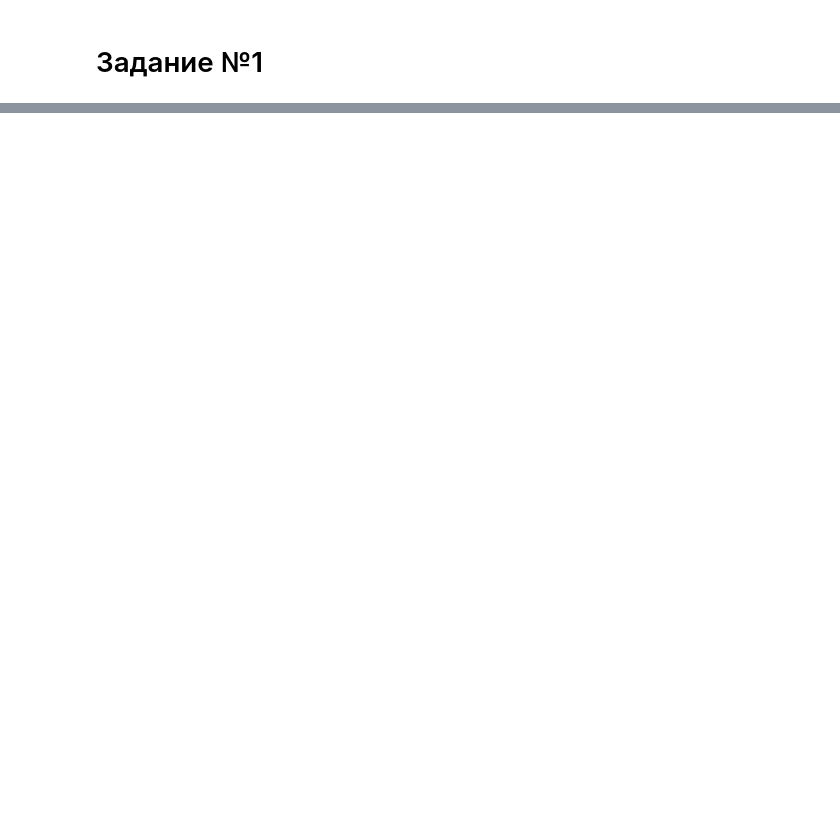
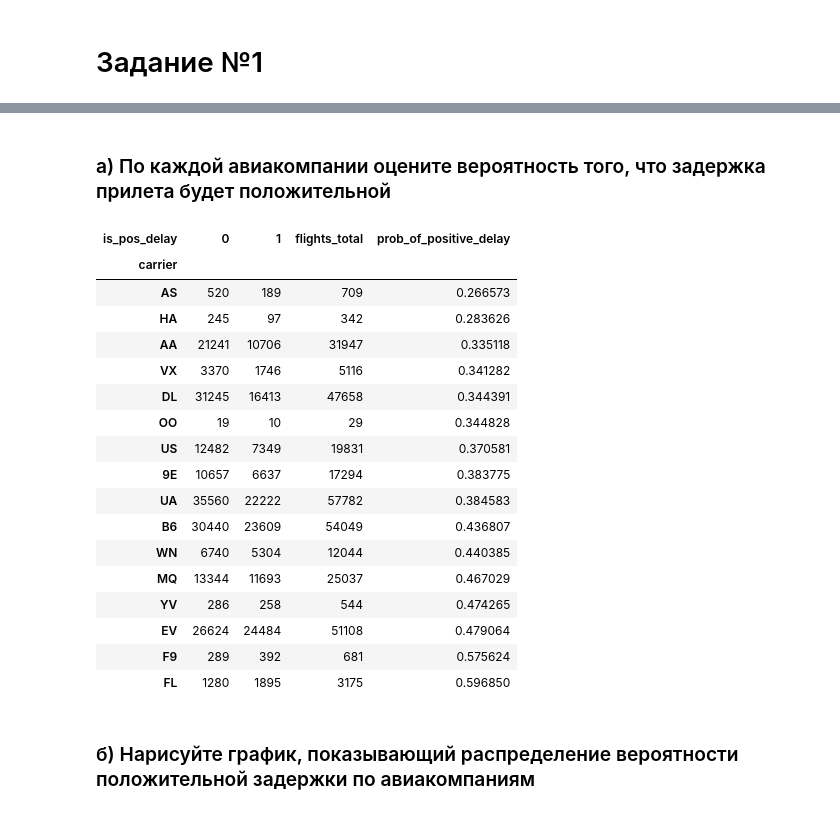
Before and after one commit to kam2210/mfk_2024, a Jupyter notebook: final_test_2024.ipynb, the cells around one changed output, grey strips where cells are left out. Saved outputs shown, nothing was run; the diff lists cells and outputs as text; code cells hidden in the pictures; blank space fills up the shorter version.

```diff
--- a/final_test_2024.ipynb
+++ b/final_test_2024.ipynb
@@ -120,0 +50,2 @@ carr_pos_delay_dist_chart + carr_pos_delay_dist_chart_marks
+# %% [markdown]
+### a) По каждой авиакомпании оцените вероятность того, что задержка прилета будет положительной
@@ -120,0 +56,27 @@ carr_pos_delay_dist_chart + carr_pos_delay_dist_chart_marks
+# %%
+df_delays.pivot_table(
+    index='carrier', columns='is_pos_delay', values='arr_delay', aggfunc='count'
+).assign(flights_total = lambda x: x[0] + x[1]
+).assign(prob_of_positive_delay = lambda x: x[1] / x['flights_total']
+).sort_values('prob_of_positive_delay')
+# %% [output]
+| is_pos_delay | 0 | 1 | flights_total | prob_of_positive_delay |
+| carrier |  |  |  |  |
+| AS | 520 | 189 | 709 | 0.266573 |
+| HA | 245 | 97 | 342 | 0.283626 |
+| AA | 21241 | 10706 | 31947 | 0.335118 |
+| VX | 3370 | 1746 | 5116 | 0.341282 |
+| DL | 31245 | 16413 | 47658 | 0.344391 |
+| OO | 19 | 10 | 29 | 0.344828 |
+| US | 12482 | 7349 | 19831 | 0.370581 |
+| 9E | 10657 | 6637 | 17294 | 0.383775 |
+| UA | 35560 | 22222 | 57782 | 0.384583 |
+| B6 | 30440 | 23609 | 54049 | 0.436807 |
+| WN | 6740 | 5304 | 12044 | 0.440385 |
+| MQ | 13344 | 11693 | 25037 | 0.467029 |
+| YV | 286 | 258 | 544 | 0.474265 |
+| EV | 26624 | 24484 | 51108 | 0.479064 |
+| F9 | 289 | 392 | 681 | 0.575624 |
+| FL | 1280 | 1895 | 3175 | 0.596850 |
+# %% [markdown]
+### б) Нарисуйте график, показывающий распределение вероятности положительной задержки по авиакомпаниям
```
Also changed, not shown: parts of 87 cells of this notebook.
